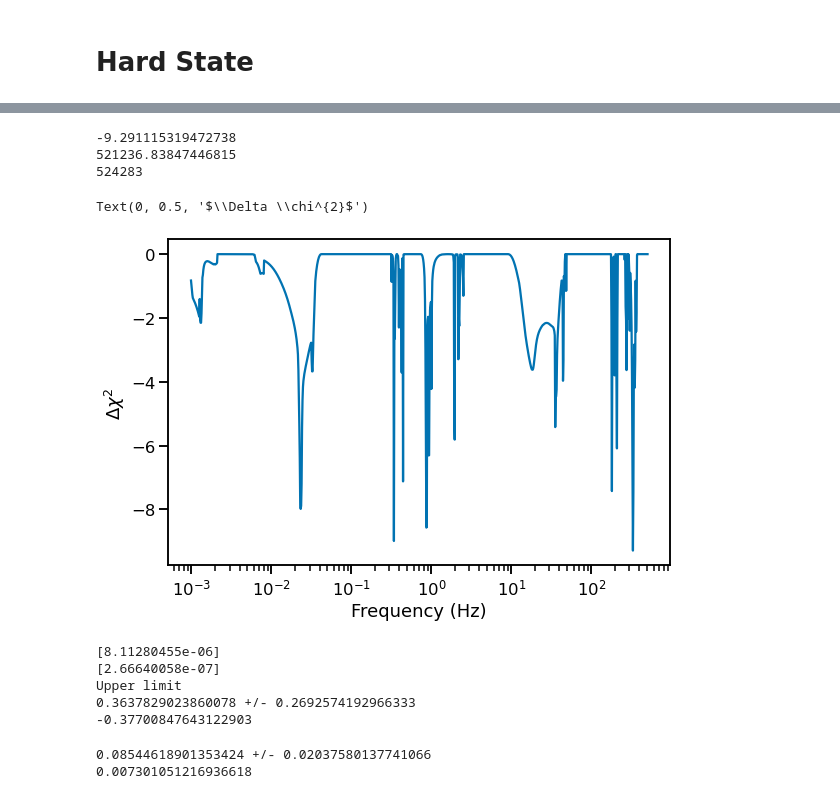
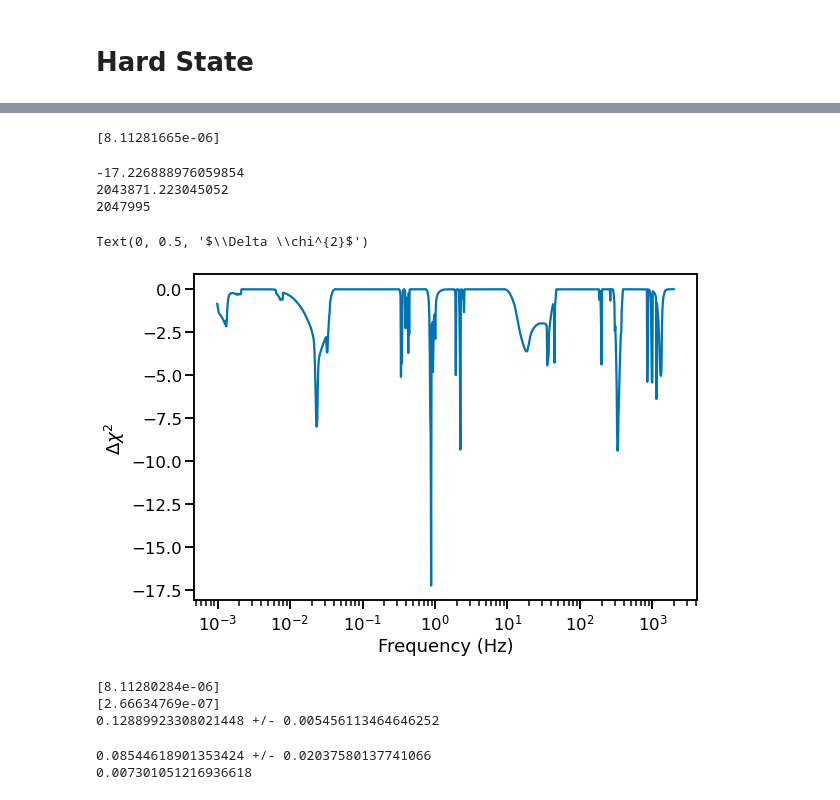
Before and after one commit to snpike/scripts, a Jupyter notebook: MAXI_J1848m015/split_CPDS_analysis.ipynb, the cells around one changed output, grey strips where cells are left out. Drawn from its saved outputs; the diff is of its cells as text; code cells hidden in the pictures.

```diff
--- a/MAXI_J1848m015/split_CPDS_analysis.ipynb
+++ b/MAXI_J1848m015/split_CPDS_analysis.ipynb
@@ -372,9 +339,10 @@ PI_min = eV_to_PI(3000)     # 3.0 keV
 PI_max = eV_to_PI(78000)   # 78.0 keV
 
 plt.ion()
-bin_time = 1/1024
+bin_time = 1/4096
 buff = False
 bkg_bin = 32
+buffersize = 80
 
 plt.figure(figsize=(9,6))
 lcurve_ax = plt.gca()
@@ -382,16 +350,20 @@ lcurve_ax = plt.gca()
 total_cpds_list = []
 total_pds_list = []
 
-for split_time in [128]:
+for split_time in [128, 1024]:
     print('split time: ' + str(split_time))
     cospectra = []
     powerspectra = []
     for chu in chu_combos:
         print('chu' + chu)
+        if chu=='13':
+            buff=True
+        else:
+            buff=False
 
-        srcA_lc = nuproducts_to_stingray_lc(root_dir + OBSID + '_products06/nu'+OBSID+'A06_chu' + chu + '_S_sr.lc')
+        srcA_lc = nuproducts_to_stingray_lc(root_dir + OBSID + '_products06/nu'+OBSID+'A06_chu' + chu + '_S_sr.lc', buff=buff, buffersize=buffersize)
         bkgA_lc = nuproducts_to_stingray_lc(root_dir + OBSID + '_products06/nu'+OBSID+'A06_chu' + chu + '_S_bk.lc')
-        srcB_lc = nuproducts_to_stingray_lc(root_dir + OBSID + '_products06/nu'+OBSID+'B06_chu' + chu + '_S_sr.lc')
+        srcB_lc = nuproducts_to_stingray_lc(root_dir + OBSID + '_products06/nu'+OBSID+'B06_chu' + chu + '_S_sr.lc', buff=buff, buffersize=buffersize)
         bkgB_lc = nuproducts_to_stingray_lc(root_dir + OBSID + '_products06/nu'+OBSID+'B06_chu' + chu + '_S_bk.lc')
 
         area_ratio = np.square(srcA_lc.radius/bkgA_lc.radius)
@@ -412,7 +384,7 @@ for split_time in [128]:
         start_time = np.min(total_curve.time) - total_curve.dt/2
 
         if split_time==128:
-            lcurve_ax.errorbar(total_curve.time-start_time, total_curve.countrate, xerr=total_curve.dt/2, yerr=total_curve.countrate_err, ls='', lw=1.0, label = 'CHU'+chu)
+            lcurve_ax.errorbar(total_curve.time - 347101717.196509, total_curve.countrate, xerr=total_curve.dt/2, yerr=total_curve.countrate_err, ls='', lw=1.0, label = 'CHU'+chu)
             lomb_scargle = LombScargle(total_curve.time-start_time, total_curve.countrate, dy=total_curve.countrate_err, normalization='psd')
             ls_freq, ls_power = lomb_scargle.autopower()
             plt.figure(figsize=(9,6))
@@ -428,8 +400,8 @@ for split_time in [128]:
             plt.savefig(plot_dir + OBSID + '_LombScargle_' + 'CHU' + chu + '.pdf')
             plt.close()
 
-        curve_A = events[0].to_lc(dt = bin_time, pi_low=PI_min, pi_high=PI_max, centroid = srcA_lc.centroid, radius = srcA_lc.radius)
-        curve_B = events[1].to_lc(dt = bin_time, pi_low=PI_min, pi_high=PI_max, centroid = srcB_lc.centroid, radius = srcB_lc.radius)
+        curve_A = events[0].to_lc(dt = bin_time, pi_low=PI_min, pi_high=PI_max, centroid = srcA_lc.centroid, radius = srcA_lc.radius, buff=buff, buffersize=buffersize)
+        curve_B = events[1].to_lc(dt = bin_time, pi_low=PI_min, pi_high=PI_max, centroid = srcB_lc.centroid, radius = srcB_lc.radius, buff=buff, buffersize=buffersize)
         curve_bkgA = events[0].to_lc(dt = bin_time, pi_low=PI_min, pi_high=PI_max, centroid = bkgA_lc.centroid, radius = bkgA_lc.radius)
         curve_bkgB = events[1].to_lc(dt = bin_time, pi_low=PI_min, pi_high=PI_max, centroid = bkgB_lc.centroid, radius = bkgB_lc.radius)
         area_ratioA = np.square(srcA_lc.radius/bkgA_lc.radius)
@@ -575,12 +547,12 @@ for split_time in [128]:
 #     plt.savefig(plot_dir + OBSID + '_PDS_Pnu_' + str(int(split_time)) + 's_chusplit_unbinned.pdf')
 #     plt.close()
 
-# lcurve_ax.set_xlabel('Time (s)')
-# lcurve_ax.set_ylabel(r'$NuSTAR\ \mathrm{count\ rate\ (3-78\,keV)}$')
-# lcurve_ax.legend()
-# plt.tight_layout()
-# plt.savefig(plot_dir + OBSID + '_lc_chusplit.pdf')
-# plt.close()
+lcurve_ax.set_xlabel('Time (s)')
+lcurve_ax.set_ylabel(r'$NuSTAR\ \mathrm{count\ rate\ (3-78\,keV)}$')
+lcurve_ax.legend()
+plt.tight_layout()
+plt.savefig(plot_dir + OBSID + '_lc_chusplit.pdf')
+plt.close()
 # %% [output]
 split time: 128
 chu123
@@ -628,21 +624,22 @@ print(str(rms) + ' +/- ' + str(1.64485*rms_err))
 # %%
 # total_cpds = total_cpds_list[-1]
-# QPO_nu, chisq0, chisq, dof = QPO_scan(total_cpds)
+QPO_nu, chisq0, chisq, dof = QPO_scan(total_cpds)
 print(np.min(chisq-chisq0))
 print(chisq0)
 print(dof)
 
 plt.figure(figsize=(9,6))
 plt.plot(QPO_nu, chisq-chisq0)
 plt.xscale('log')
 plt.xlabel('Frequency (Hz)')
 plt.ylabel(r'$\Delta \chi^{2}$')
 # %% [output]
--9.291115319472738
-521236.83847446815
-524283
+[8.11281665e-06]
-Text(0, 0.5, '$\\Delta \\chi^{2}$')
+-17.226888976059854
+2043871.223045052
+2047995
+Text(0, 0.5, '$\\Delta \\chi^{2}$')
-[figure, old version]
+[figure, new version]
 # %%
 total_cpds = total_cpds_list[-1]
 split_time = [128,256,512,1024][-1]
@@ -650,32 +647,16 @@ popt, pcov, chisq0, chisq = model_continuum_noise_pl(total_cpds, plot=True, plot
                                                               plot_name=OBSID + '_' + str(int(split_time)) + 's_chusplit_pl.pdf', f_res = f_res)
 print(popt)
 print(np.sqrt(np.diag(pcov)))
-pl_rms = popt[0]/
 # print(np.sqrt(popt[1]/2))
 
-nu_max = 1000
-nu_mask = total_cpds.freq<nu_max
-rms_square = np.sum(total_cpds.power[nu_mask]*total_cpds.df)
-rms_square_err = np.sqrt(np.sum(np.square(total_cpds.power_err[nu_mask])))*total_cpds.df
+rms = np.sqrt(popt[0]*((split_time*2) - (2*bin_time)))
+rms_err=(np.sqrt(np.diag(pcov))[0]/popt[0])*(rms/2.)
 
-if rms_square < 0.0:
-    uplim = True
-    rms = np.sqrt(rms_square + 2.6*rms_square_err)
-    print('Upper limit')
-else:
-    uplim = False
-    rms = np.sqrt(rms_square)
-
-rms_err = np.sqrt(np.sum(np.square(total_cpds.power_err[nu_mask])))*total_cpds.df/(2*rms)
-
-print(str(rms) + ' +/- ' + str(rms_err))
-print(rms_square)
+print(str(rms) + ' +/- ' + str(2.57583*rms_err))
 # %% [output]
-[8.11280455e-06]
-[2.66640058e-07]
-Upper limit
-0.3637829023860078 +/- 0.2692574192966333
--0.37700847643122903
+[8.11280284e-06]
+[2.66634769e-07]
+0.12889923308021448 +/- 0.005456113464646252
 # %%
 total_pds = total_pds_list[-1]
 split_time = [128,256,512,1024][-1]
```
Also changed, not shown: parts of 4 cells of this notebook, 4 other files.
